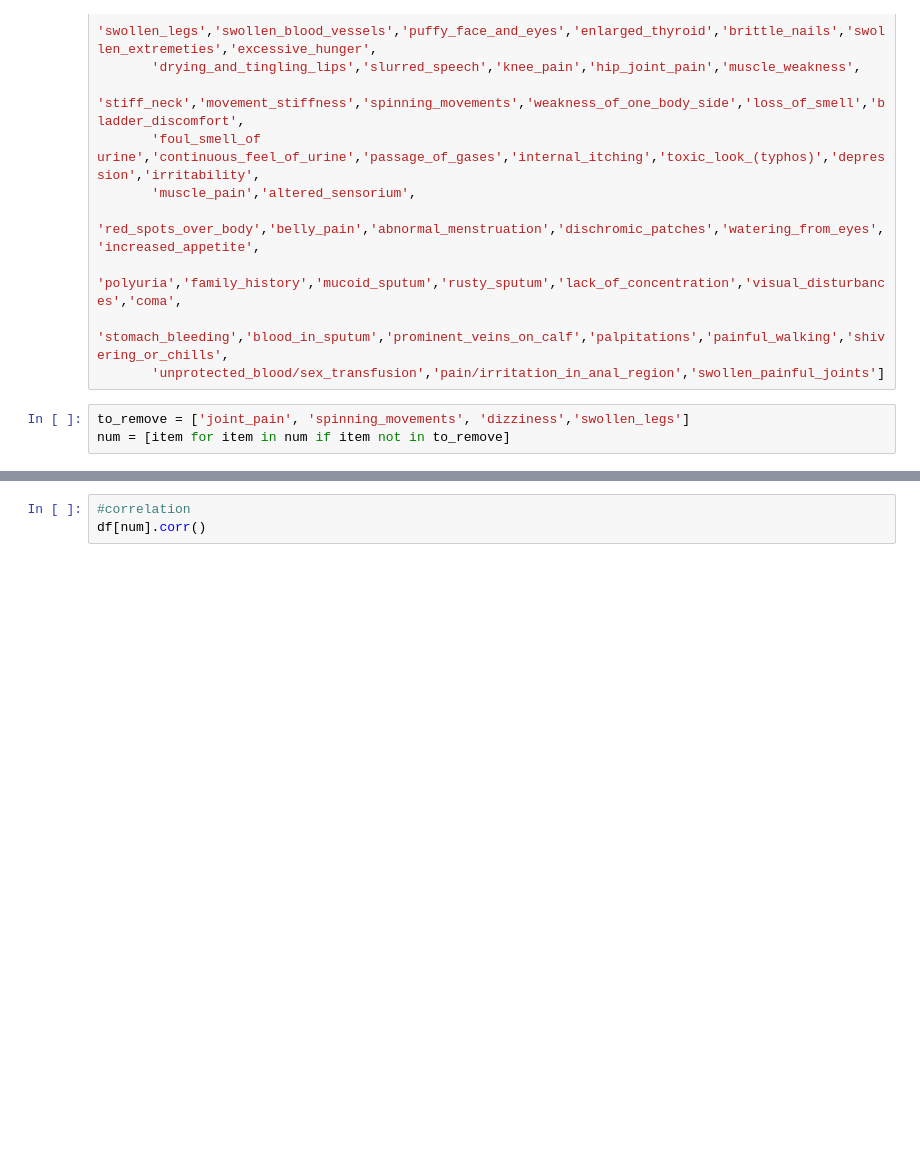
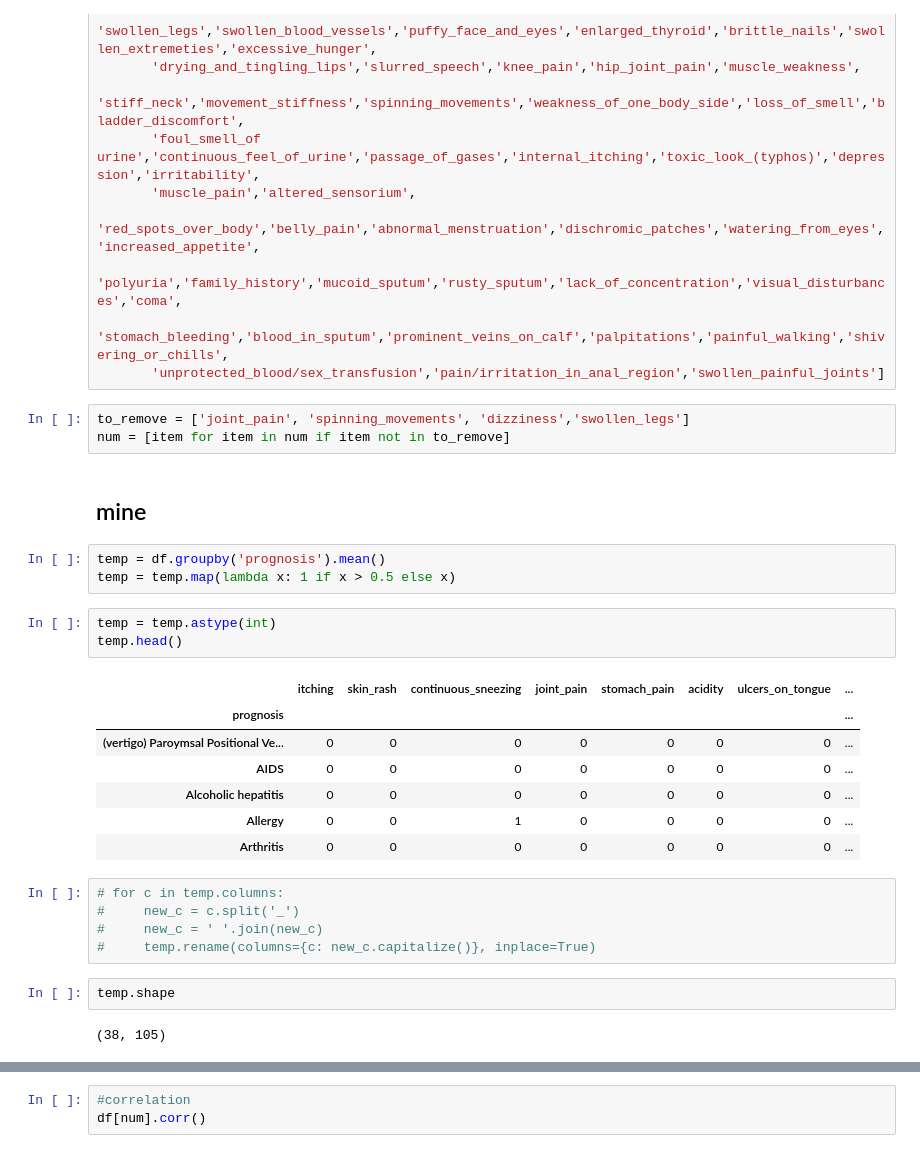
Before and after one commit to thassung/Medical_prediction, a Jupyter notebook: medical-prediction.ipynb, the cells around one changed output, grey strips where cells are left out. Drawn from its saved outputs; the diff is of its cells as text; blank space fills up the shorter version.

```diff
--- a/medical-prediction.ipynb
+++ b/medical-prediction.ipynb
@@ -553,3 +553,28 @@ num = ['itching','skin_rash','continuous_sneezing','joint_pain','stomach_pain','
 # %%
 to_remove = ['joint_pain', 'spinning_movements', 'dizziness','swollen_legs']
 num = [item for item in num if item not in to_remove]
+# %% [markdown]
+## mine
+# %%
+temp = df.groupby('prognosis').mean()
+temp = temp.map(lambda x: 1 if x > 0.5 else x)
+# %%
+temp = temp.astype(int)
+temp.head()
+# %% [output]
+|  | itching | skin_rash | continuous_sneezing | joint_pain | stomach_pain | acidity | ulcers_on_tongue | ... |
+| prognosis |  |  |  |  |  |  |  | ... |
+| (vertigo) Paroymsal Positional Ve... | 0 | 0 | 0 | 0 | 0 | 0 | 0 | ... |
+| AIDS | 0 | 0 | 0 | 0 | 0 | 0 | 0 | ... |
+| Alcoholic hepatitis | 0 | 0 | 0 | 0 | 0 | 0 | 0 | ... |
+| Allergy | 0 | 0 | 1 | 0 | 0 | 0 | 0 | ... |
+| Arthritis | 0 | 0 | 0 | 0 | 0 | 0 | 0 | ... |
+# %%
+# for c in temp.columns:
+#     new_c = c.split('_')
+#     new_c = ' '.join(new_c)
+#     temp.rename(columns={c: new_c.capitalize()}, inplace=True)
+# %%
+temp.shape
+# %% [output]
+(38, 105)
```
Also changed, not shown: parts of 12 cells of this notebook, 13 other files.
